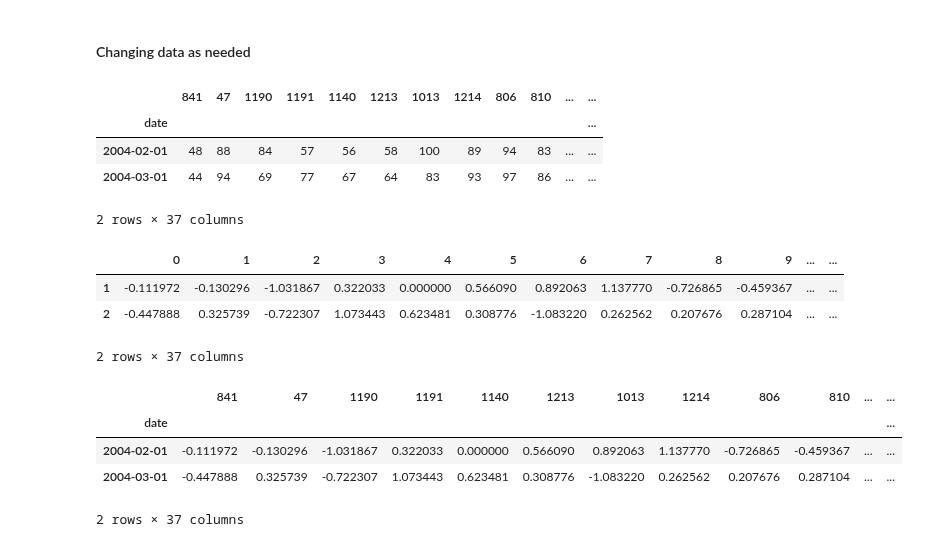
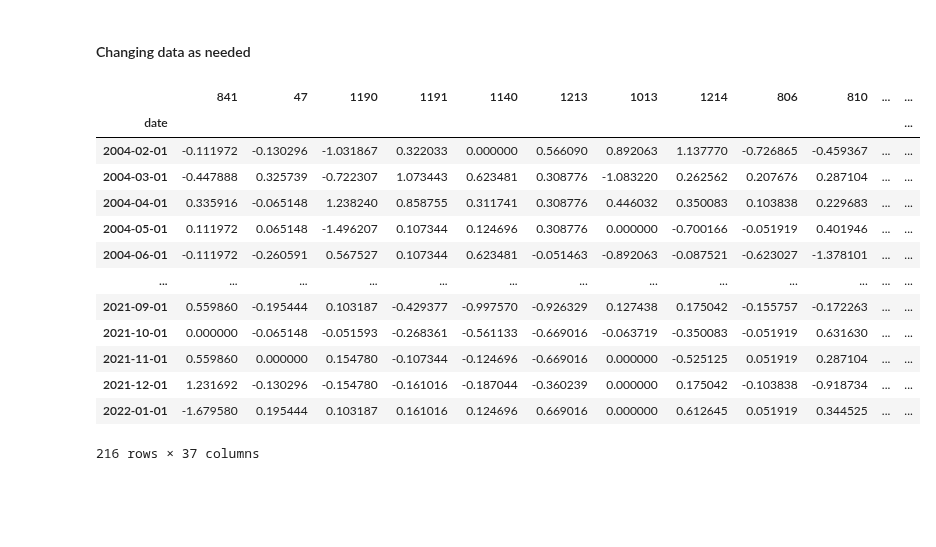
Before and after one commit to ubco-mds-2021-labs/capstone-project-googletrends_capstone, a Jupyter notebook: src/notebooks/retailsales_notebook.ipynb, the cells around one changed output. Saved outputs shown, nothing was run; the diff lists cells and outputs as text; code cells hidden in the pictures; blank space fills up the shorter version.

Commit message:
Chanhing the index and column of scaled df as original

```diff
--- a/src/notebooks/retailsales_notebook.ipynb
+++ b/src/notebooks/retailsales_notebook.ipynb
@@ -389,33 +391,25 @@ plt.show()
 [figure]
 # %% [markdown]
 #### Changing data as needed
-# %%
-f = FinalData.copy()
-f.head(2)
-# %% [output]
-|  | 841 | 47 | 1190 | 1191 | 1140 | 1213 | 1013 | 1214 | 806 | 810 | ... | ... |
-| date |  |  |  |  |  |  |  |  |  |  |  | ... |
-| 2004-02-01 | 48 | 88 | 84 | 57 | 56 | 58 | 100 | 89 | 94 | 83 | ... | ... |
-| 2004-03-01 | 44 | 94 | 69 | 77 | 67 | 64 | 83 | 93 | 97 | 86 | ... | ... |
-2 rows × 37 columns
-# %%
-s = scaled_df.copy()
-s.head(2)
-# %% [output]
-|  | 0 | 1 | 2 | 3 | 4 | 5 | 6 | 7 | 8 | 9 | ... | ... |
-| 1 | -0.111972 | -0.130296 | -1.031867 | 0.322033 | 0.000000 | 0.566090 | 0.892063 | 1.137770 | -0.726865 | -0.459367 | ... | ... |
-| 2 | -0.447888 | 0.325739 | -0.722307 | 1.073443 | 0.623481 | 0.308776 | -1.083220 | 0.262562 | 0.207676 | 0.287104 | ... | ... |
-2 rows × 37 columns
-# %%
-s.index = f.index
-s.columns = f.columns
-s.head(2)
-# %% [output]
-|  | 841 | 47 | 1190 | 1191 | 1140 | 1213 | 1013 | 1214 | 806 | 810 | ... | ... |
-| date |  |  |  |  |  |  |  |  |  |  |  | ... |
-| 2004-02-01 | -0.111972 | -0.130296 | -1.031867 | 0.322033 | 0.000000 | 0.566090 | 0.892063 | 1.137770 | -0.726865 | -0.459367 | ... | ... |
-| 2004-03-01 | -0.447888 | 0.325739 | -0.722307 | 1.073443 | 0.623481 | 0.308776 | -1.083220 | 0.262562 | 0.207676 | 0.287104 | ... | ... |
-2 rows × 37 columns
+# %%
+scaled_df.index = FinalData.index
+scaled_df.columns = FinalData.columns
+scaled_df
+# %% [output]
+|  | 841 | 47 | 1190 | 1191 | 1140 | 1213 | 1013 | 1214 | 806 | 810 | ... | ... |
+| date |  |  |  |  |  |  |  |  |  |  |  | ... |
+| 2004-02-01 | -0.111972 | -0.130296 | -1.031867 | 0.322033 | 0.000000 | 0.566090 | 0.892063 | 1.137770 | -0.726865 | -0.459367 | ... | ... |
+| 2004-03-01 | -0.447888 | 0.325739 | -0.722307 | 1.073443 | 0.623481 | 0.308776 | -1.083220 | 0.262562 | 0.207676 | 0.287104 | ... | ... |
+| 2004-04-01 | 0.335916 | -0.065148 | 1.238240 | 0.858755 | 0.311741 | 0.308776 | 0.446032 | 0.350083 | 0.103838 | 0.229683 | ... | ... |
+| 2004-05-01 | 0.111972 | 0.065148 | -1.496207 | 0.107344 | 0.124696 | 0.308776 | 0.000000 | -0.700166 | -0.051919 | 0.401946 | ... | ... |
+| 2004-06-01 | -0.111972 | -0.260591 | 0.567527 | 0.107344 | 0.623481 | -0.051463 | -0.892063 | -0.087521 | -0.623027 | -1.378101 | ... | ... |
+| ... | ... | ... | ... | ... | ... | ... | ... | ... | ... | ... | ... | ... |
+| 2021-09-01 | 0.559860 | -0.195444 | 0.103187 | -0.429377 | -0.997570 | -0.926329 | 0.127438 | 0.175042 | -0.155757 | -0.172263 | ... | ... |
+| 2021-10-01 | 0.000000 | -0.065148 | -0.051593 | -0.268361 | -0.561133 | -0.669016 | -0.063719 | -0.350083 | -0.051919 | 0.631630 | ... | ... |
+| 2021-11-01 | 0.559860 | 0.000000 | 0.154780 | -0.107344 | -0.124696 | -0.669016 | 0.000000 | -0.525125 | 0.051919 | 0.287104 | ... | ... |
+| 2021-12-01 | 1.231692 | -0.130296 | -0.154780 | -0.161016 | -0.187044 | -0.360239 | 0.000000 | 0.175042 | -0.103838 | -0.918734 | ... | ... |
+| 2022-01-01 | -1.679580 | 0.195444 | 0.103187 | 0.161016 | 0.124696 | 0.669016 | 0.000000 | 0.612645 | 0.051919 | 0.344525 | ... | ... |
+216 rows × 37 columns
 # %%
 # data, queries=get_trend(keyword=[''],category=str(retailcatdat['CatNo'].iloc[0]))
 # queries = queries['']['top']
```
Also changed, not shown: parts of 1 cell of this notebook.
